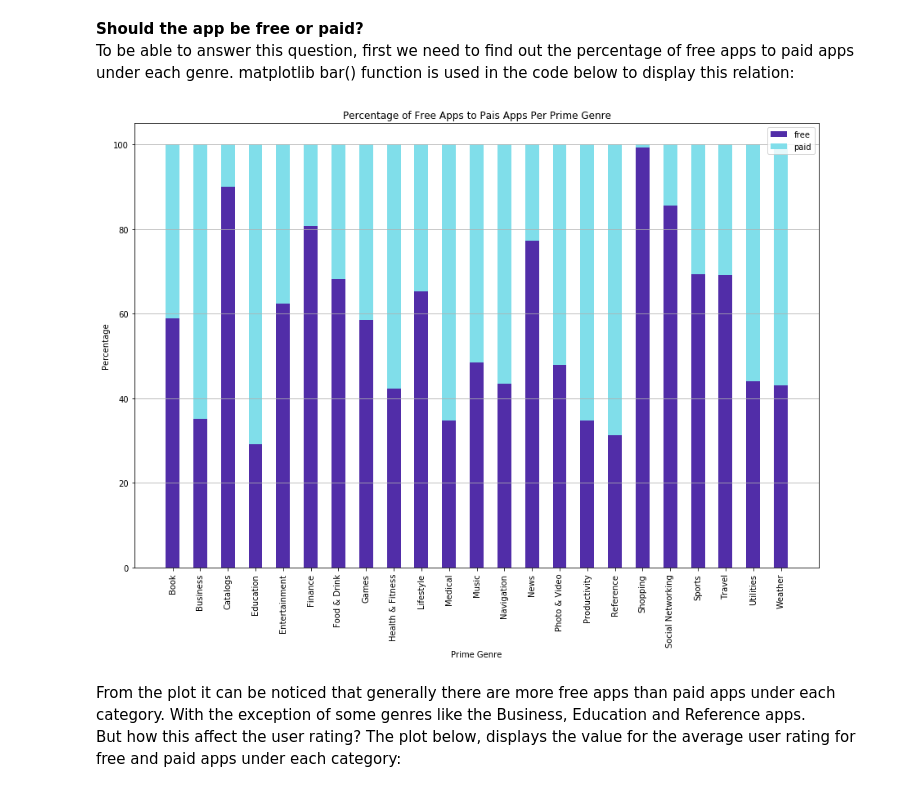
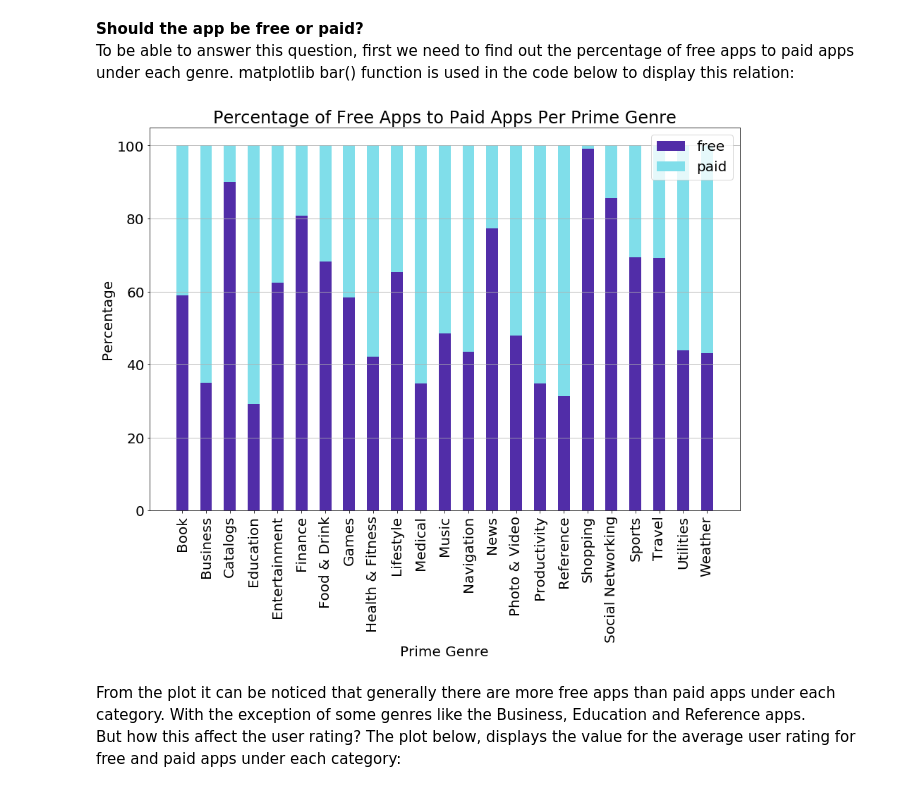
Before and after one commit to laraquadan/apple-appstore-analysis, a Jupyter notebook: App Store Application Data Analysis and Modeling.ipynb, the cells around one changed output. Cells and saved outputs as stored; diff of their text form; code cells hidden in the pictures.

```diff
--- a/App Store Application Data Analysis and Modeling.ipynb
+++ b/App Store Application Data Analysis and Modeling.ipynb
@@ -11,6 +11,7 @@ from sklearn.metrics import r2_score, mean_squared_error
 import seaborn as sns
 %matplotlib inline
 plt.style.use('seaborn-deep')
+plt.rcParams["font.size"] = "20"
 df = pd.read_csv('./AppleStore.csv')
 df.head(6)
 # %% [output]
@@ -195,30 +195,30 @@ To be able to answer this question, first we need to find out the percentage of
 # %%
 df_price = df.copy()
 #add a paid column which display 'paid' when add is priced and 'free' when price = 0
 df_price['paid'] = df['price'].apply(lambda x: 'paid' if x>0 else 'free')
 #create a dataframe containg the app genre, paid column and the count of each
 df_paid = df_price.groupby(['prime_genre','paid']).count()[['price']]
 df_paid = df_paid.unstack(1)
 df_paid = df_paid['price'].reset_index()
 
 #add a column 'percent_free' containg the percentage of free apps to all apps in the category
 df_paid['percent_free'] = df_paid['free']*100/(df_paid['paid']+df_paid['free'])
 #add a column 'percent_paid' containg the percentage of free apps to all apps in the category
 df_paid['percent_paid'] = df_paid['paid']*100/(df_paid['paid']+df_paid['free'])
 
 plt.figure(figsize=[15,10])
 
 plt_free = plt.bar(df_paid['prime_genre'],df_paid['percent_free'],width=0.5,color='#512da8')
 plt_paid = plt.bar(df_paid['prime_genre'],df_paid['percent_paid'],width=0.5, bottom=df_paid['percent_free'] ,color='#80deea')
 plt.legend((plt_free,plt_paid),('free','paid'))
 plt.xticks(rotation=90)
 plt.grid(b=True,axis='y')
 plt.xlabel('Prime Genre')
 plt.ylabel('Percentage')
-plt.title('Percentage of Free Apps to Pais Apps Per Prime Genre')
+plt.title('Percentage of Free Apps to Paid Apps Per Prime Genre')
 plt.show()
 # %% [output]
-[figure, old version]
+[figure, new version]
 # %% [markdown]
 From the plot it can be noticed that generally there are more free apps than paid apps under each category. With the exception of some genres like the Business, Education and Reference apps. <br>
 But how this affect the user rating? The plot below, displays the value for the average user rating for free and paid apps under each category:
```
Also changed, not shown: parts of 9 cells of this notebook.
